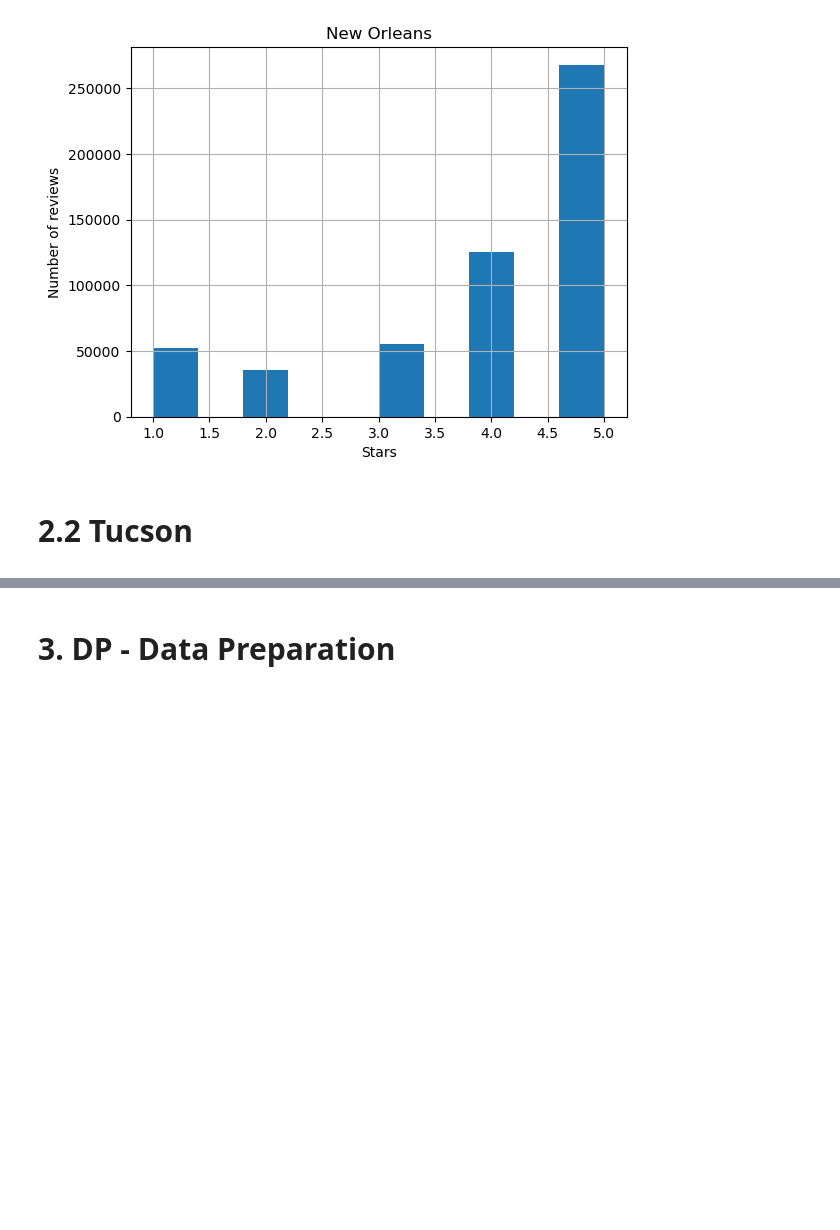
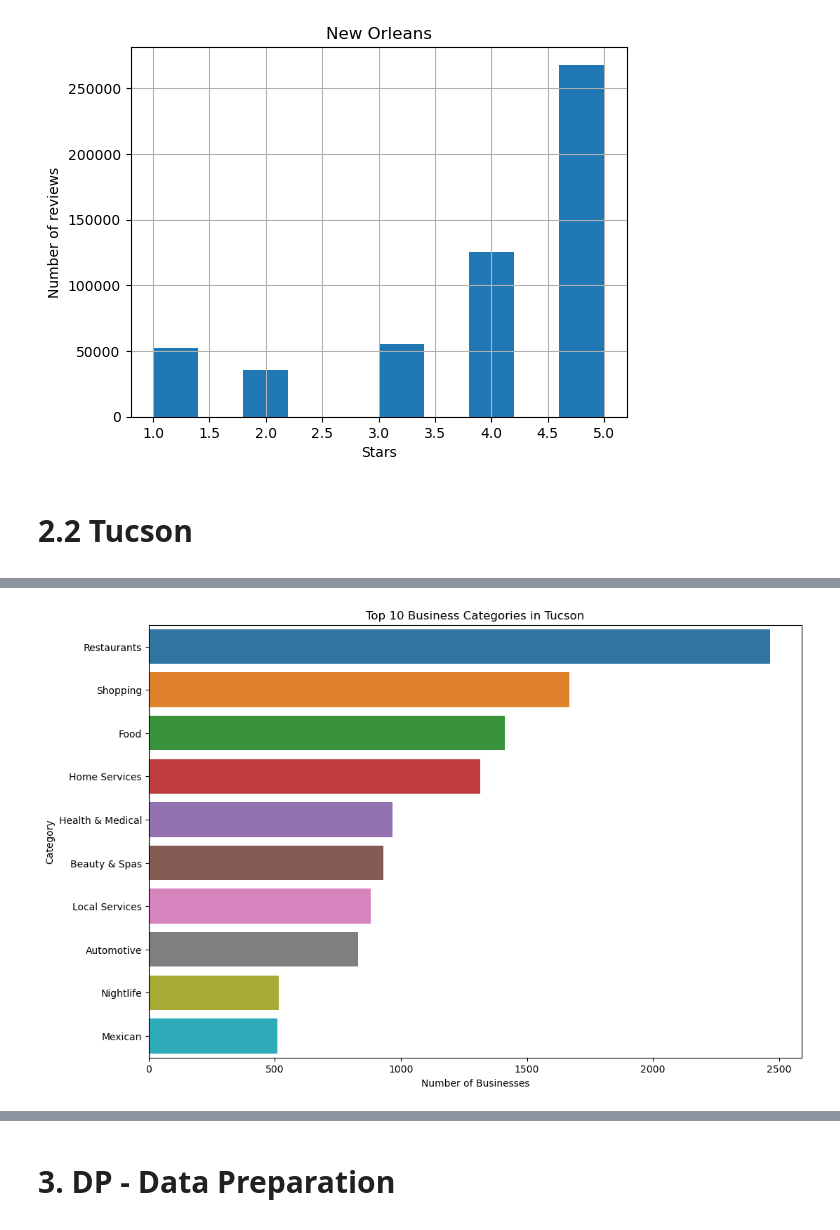
Before and after one commit to PPortela00/Recommendation-System---, a Jupyter notebook: notebook.ipynb, the cells around one changed output, grey strips where cells are left out. Cells and saved outputs as stored; diff of their text form; code cells hidden in the pictures; blank space fills up the shorter version.

```diff
--- a/notebook.ipynb
+++ b/notebook.ipynb
@@ -172,0 +133,4 @@ plt.show()
+# %%
+utils.Top10CommomCategoriesTucson(df_business_tucson)
+# %% [output]
+[figure, added]
```
Also changed, not shown: parts of 19 cells of this notebook, 1 other file.
